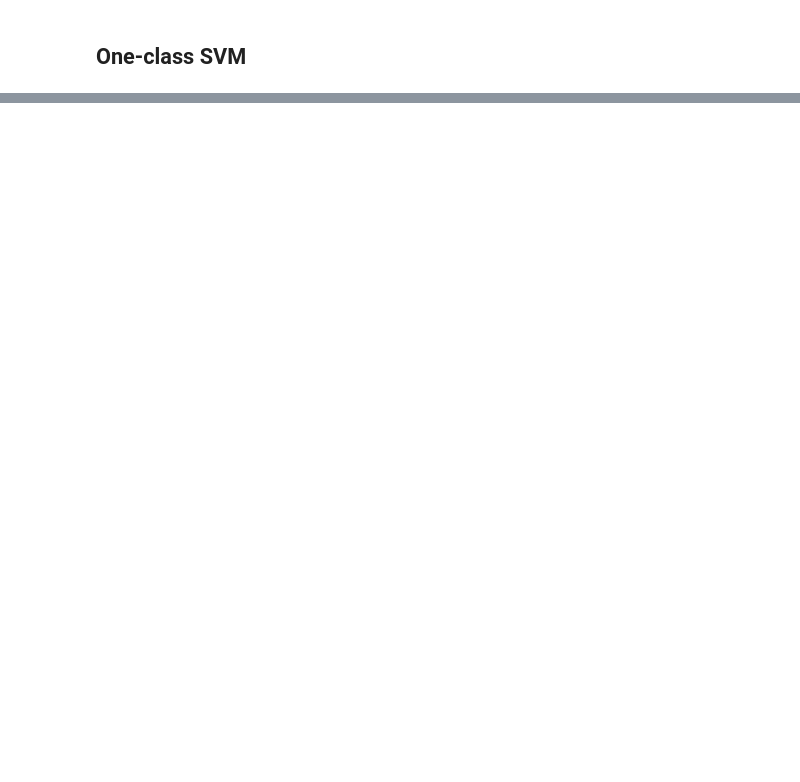
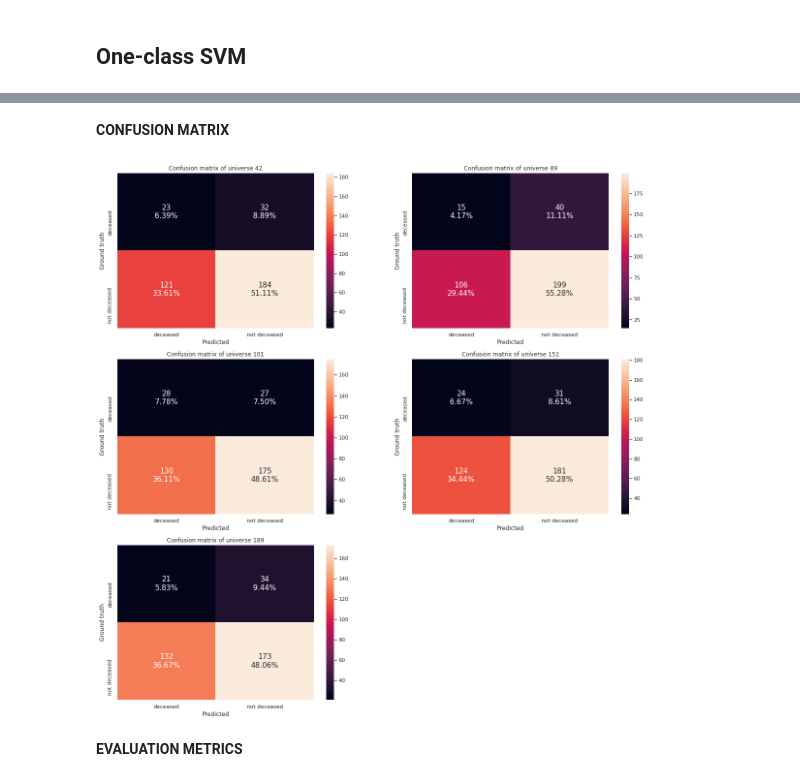
Before and after one commit to unaicarbajo/one-class-covid19, a Jupyter notebook: covid19_prognosis.ipynb, the cells around one changed output, grey strips where cells are left out. Saved outputs shown, nothing was run; the diff lists cells and outputs as text; code cells hidden in the pictures; blank space fills up the shorter version.

```diff
--- a/covid19_prognosis.ipynb
+++ b/covid19_prognosis.ipynb
@@ -1936,0 +2449,8 @@ pl._X[42][0].shape
+# %% [markdown]
+**CONFUSION MATRIX**
+# %%
+vis.confusion_matrix_plot_total(Y_collection, y_pred, [1, -1], normal='deceased',anomaly='not deceased')
+# %% [output]
+[figure, added]
+# %% [markdown]
+**EVALUATION METRICS**
```
Also changed, not shown: parts of 45 cells of this notebook.
